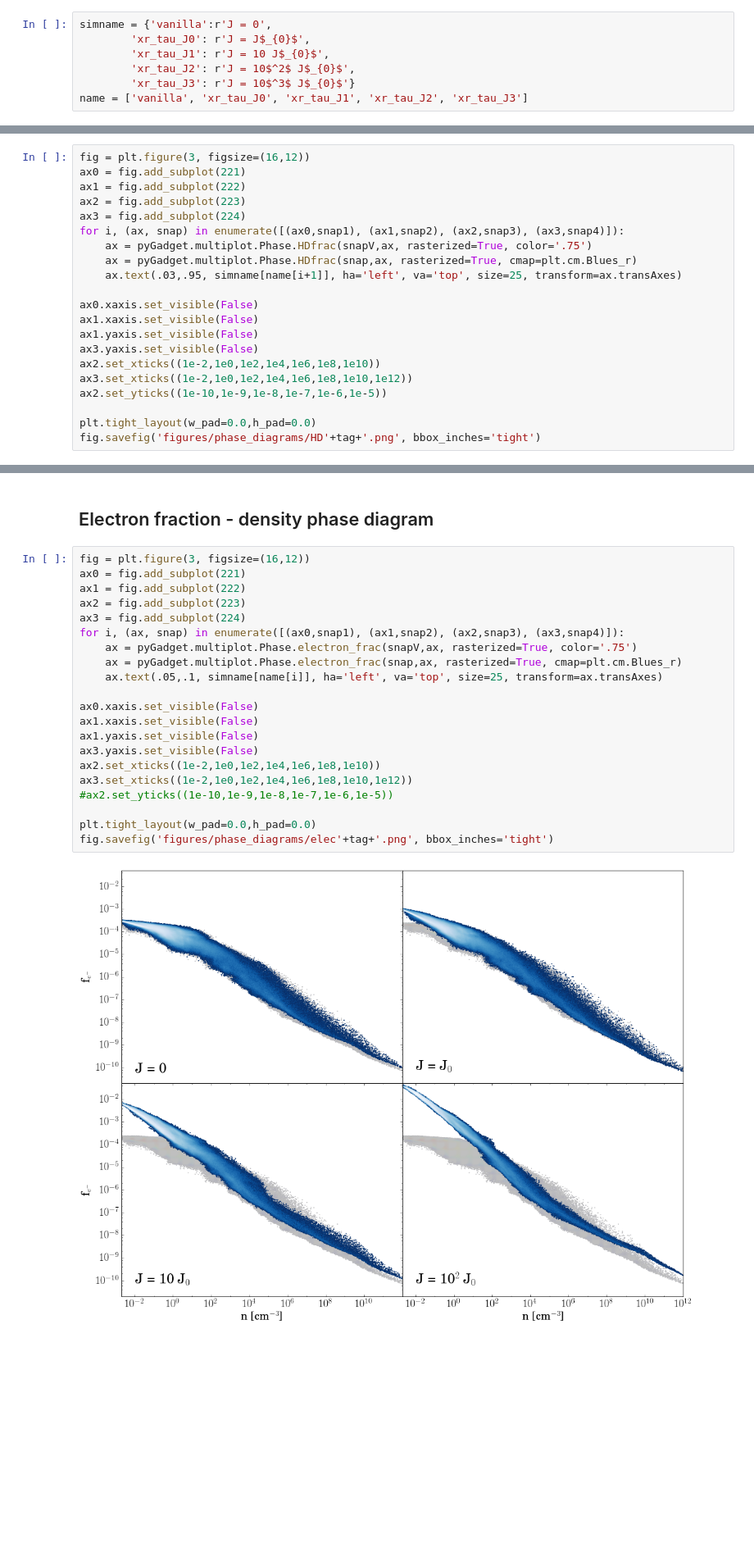
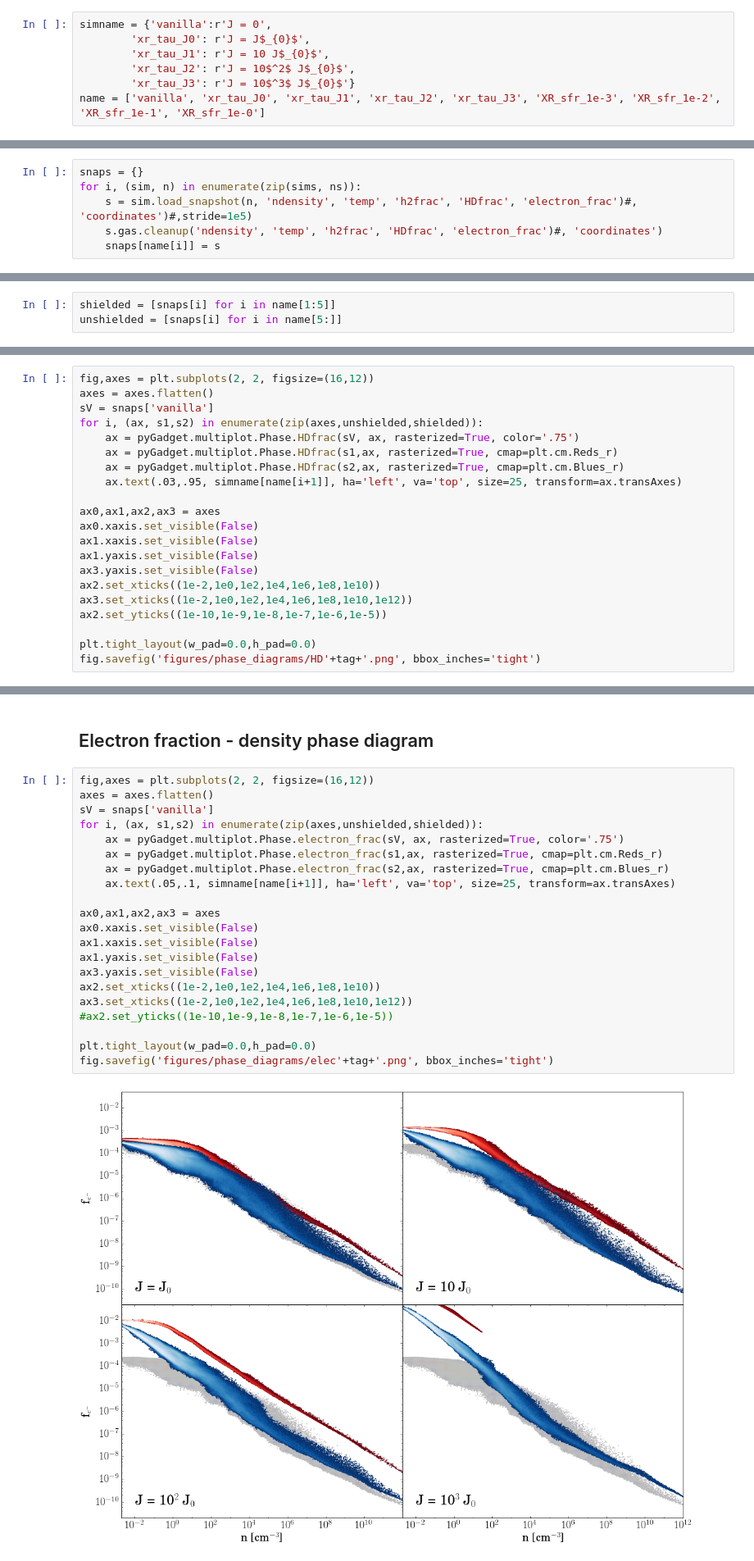
Before and after one commit to hummel/xray_notebooks, a Jupyter notebook: Phase Plots.ipynb, the cells around one changed output, grey strips where cells are left out. Shown at 82% size. Cells and saved outputs as stored; diff of their text form; blank space fills up the shorter version.

```diff
--- a/Phase Plots.ipynb
+++ b/Phase Plots.ipynb
@@ -23,7 +28,7 @@ simname = {'vanilla':r'J = 0',
         'xr_tau_J1': r'J = 10 J$_{0}$',
         'xr_tau_J2': r'J = 10$^2$ J$_{0}$',
         'xr_tau_J3': r'J = 10$^3$ J$_{0}$'}
-name = ['vanilla', 'xr_tau_J0', 'xr_tau_J1', 'xr_tau_J2', 'xr_tau_J3']
+name = ['vanilla', 'xr_tau_J0', 'xr_tau_J1', 'xr_tau_J2', 'xr_tau_J3', 'XR_sfr_1e-3', 'XR_sfr_1e-2', 'XR_sfr_1e-1', 'XR_sfr_1e-0']
 # %%
 #n0, n1, n2, n3, tag = 100, 102, 202, 135, '_z26'
 #n0, n1, n2, n3, tag = 615, 609, 236, 277, ''
@@ -65,0 +45,6 @@ Warning: Not Re-centering particle Velocities!
+# %%
+snaps = {}
+for i, (sim, n) in enumerate(zip(sims, ns)):
+    s = sim.load_snapshot(n, 'ndensity', 'temp', 'h2frac', 'HDfrac', 'electron_frac')#, 'coordinates')#,stride=1e5)
+    s.gas.cleanup('ndensity', 'temp', 'h2frac', 'HDfrac', 'electron_frac')#, 'coordinates')
+    snaps[name[i]] = s
@@ -66,3 +69,6 @@ Warning: Not Re-centering particle Velocities!
 # %% [markdown]
 ## Density - Temperature phase diagram
+# %%
+shielded = [snaps[i] for i in name[1:5]]
+unshielded = [snaps[i] for i in name[5:]]
 # %%
@@ -117,16 +122,16 @@ fig.savefig('figures/phase_diagrams/H2'+tag+'.png', bbox_inches='tight')
 # %% [markdown]
 ## HD molecular fraction - density phase diagram
 # %%
-fig = plt.figure(3, figsize=(16,12))
-ax0 = fig.add_subplot(221)
-ax1 = fig.add_subplot(222)
-ax2 = fig.add_subplot(223)
-ax3 = fig.add_subplot(224)
-for i, (ax, snap) in enumerate([(ax0,snap1), (ax1,snap2), (ax2,snap3), (ax3,snap4)]):
-    ax = pyGadget.multiplot.Phase.HDfrac(snapV,ax, rasterized=True, color='.75')
-    ax = pyGadget.multiplot.Phase.HDfrac(snap,ax, rasterized=True, cmap=plt.cm.Blues_r)
+fig,axes = plt.subplots(2, 2, figsize=(16,12))
+axes = axes.flatten()
+sV = snaps['vanilla']
+for i, (ax, s1,s2) in enumerate(zip(axes,unshielded,shielded)):
+    ax = pyGadget.multiplot.Phase.HDfrac(sV, ax, rasterized=True, color='.75')
+    ax = pyGadget.multiplot.Phase.HDfrac(s1,ax, rasterized=True, cmap=plt.cm.Reds_r)
+    ax = pyGadget.multiplot.Phase.HDfrac(s2,ax, rasterized=True, cmap=plt.cm.Blues_r)
     ax.text(.03,.95, simname[name[i+1]], ha='left', va='top', size=25, transform=ax.transAxes)
 
+ax0,ax1,ax2,ax3 = axes
 ax0.xaxis.set_visible(False)
 ax1.xaxis.set_visible(False)
 ax1.yaxis.set_visible(False)
@@ -142,28 +147,28 @@ fig.savefig('figures/phase_diagrams/HD'+tag+'.png', bbox_inches='tight')
 # %% [markdown]
 ## Electron fraction - density phase diagram
 # %%
-fig = plt.figure(3, figsize=(16,12))
-ax0 = fig.add_subplot(221)
-ax1 = fig.add_subplot(222)
-ax2 = fig.add_subplot(223)
-ax3 = fig.add_subplot(224)
-for i, (ax, snap) in enumerate([(ax0,snap1), (ax1,snap2), (ax2,snap3), (ax3,snap4)]):
-    ax = pyGadget.multiplot.Phase.electron_frac(snapV,ax, rasterized=True, color='.75')
-    ax = pyGadget.multiplot.Phase.electron_frac(snap,ax, rasterized=True, cmap=plt.cm.Blues_r)
-    ax.text(.05,.1, simname[name[i]], ha='left', va='top', size=25, transform=ax.transAxes)
+fig,axes = plt.subplots(2, 2, figsize=(16,12))
+axes = axes.flatten()
+sV = snaps['vanilla']
+for i, (ax, s1,s2) in enumerate(zip(axes,unshielded,shielded)):
+    ax = pyGadget.multiplot.Phase.electron_frac(sV, ax, rasterized=True, color='.75')
+    ax = pyGadget.multiplot.Phase.electron_frac(s1,ax, rasterized=True, cmap=plt.cm.Reds_r)
+    ax = pyGadget.multiplot.Phase.electron_frac(s2,ax, rasterized=True, cmap=plt.cm.Blues_r)
+    ax.text(.05,.1, simname[name[i+1]], ha='left', va='top', size=25, transform=ax.transAxes)
 
+ax0,ax1,ax2,ax3 = axes
 ax0.xaxis.set_visible(False)
 ax1.xaxis.set_visible(False)
 ax1.yaxis.set_visible(False)
 ax3.yaxis.set_visible(False)
 ax2.set_xticks((1e-2,1e0,1e2,1e4,1e6,1e8,1e10))
 ax3.set_xticks((1e-2,1e0,1e2,1e4,1e6,1e8,1e10,1e12))
 #ax2.set_yticks((1e-10,1e-9,1e-8,1e-7,1e-6,1e-5))
 
 plt.tight_layout(w_pad=0.0,h_pad=0.0)
 fig.savefig('figures/phase_diagrams/elec'+tag+'.png', bbox_inches='tight')
 # %% [output]
-[figure, old version]
+[figure, new version]
 # %% [markdown]
 ## Electron fraction - overlay
 # %%
```
Also changed, not shown: parts of 7 cells of this notebook.
